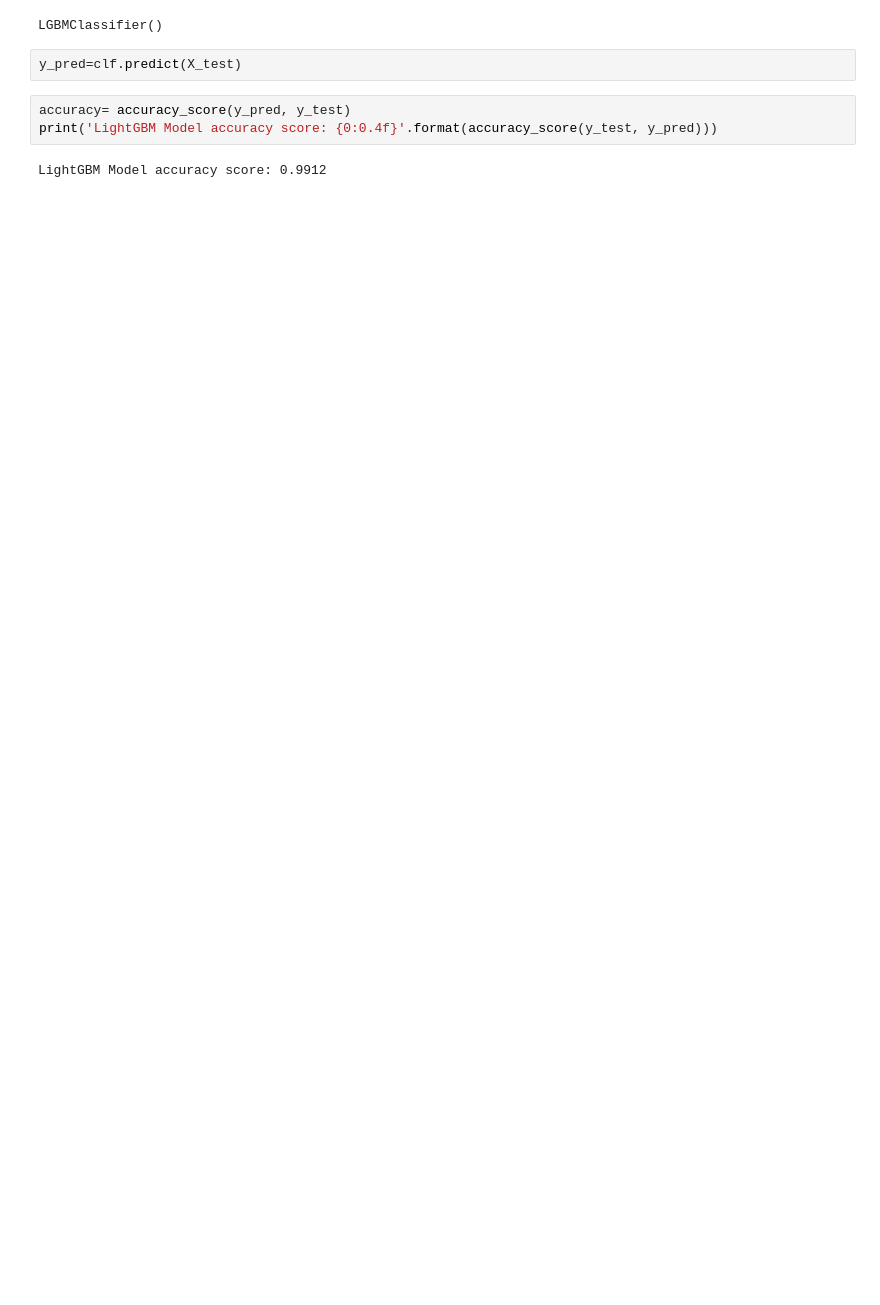
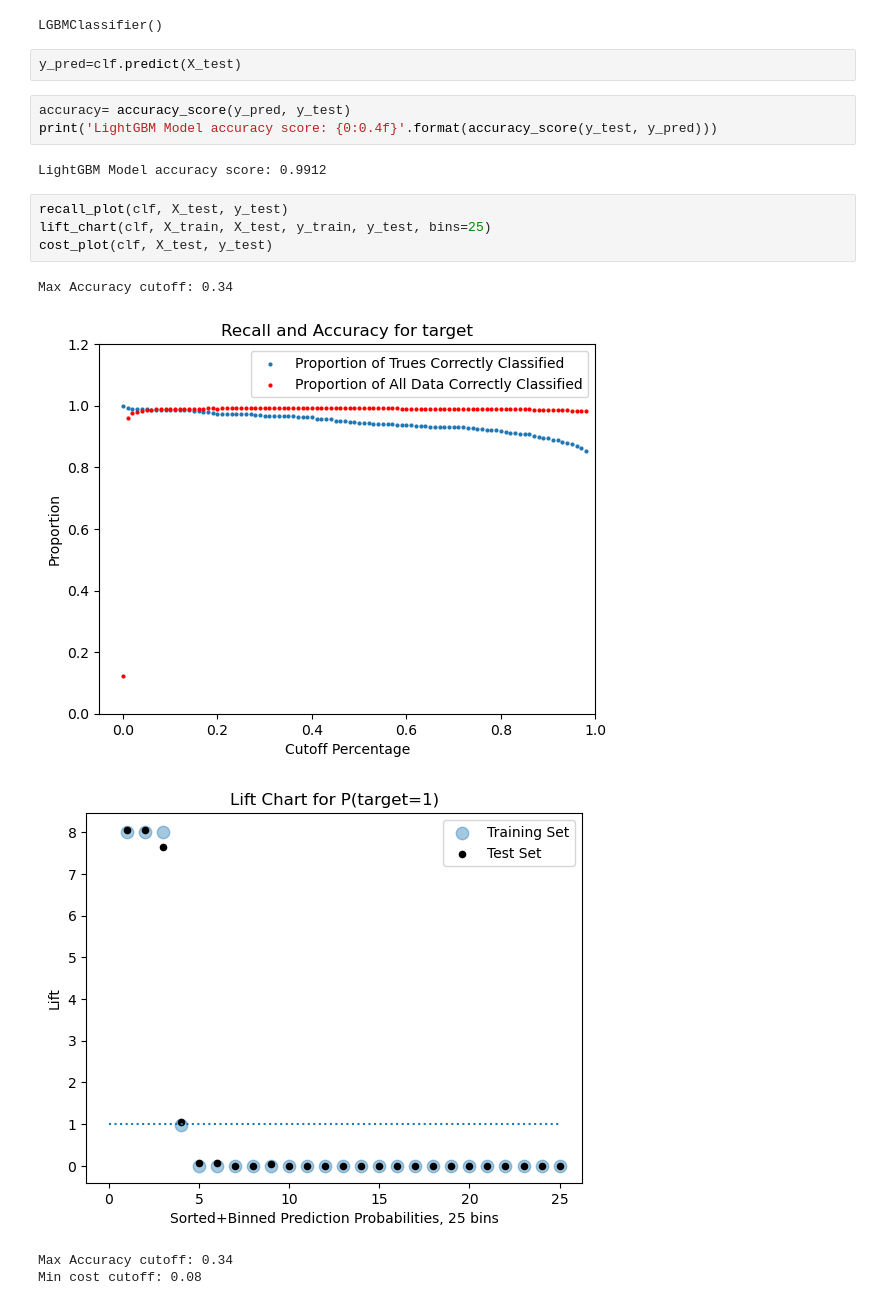
Before and after one commit to AttwoodData/LendingClub2023, a Jupyter notebook: LC_LightGBM.ipynb, the cells around one changed output. Saved outputs shown, nothing was run; the diff lists cells and outputs as text; blank space fills up the shorter version.

```diff
--- a/LC_LightGBM.ipynb
+++ b/LC_LightGBM.ipynb
@@ -72,3 +53,13 @@ accuracy= accuracy_score(y_pred, y_test)
 print('LightGBM Model accuracy score: {0:0.4f}'.format(accuracy_score(y_test, y_pred)))
 # %% [output]
 LightGBM Model accuracy score: 0.9912
+# %%
+recall_plot(clf, X_test, y_test)
+lift_chart(clf, X_train, X_test, y_train, y_test, bins=25)
+cost_plot(clf, X_test, y_test)
+# %% [output]
+Max Accuracy cutoff: 0.34
+[figure, added]
+[figure, added]
+Max Accuracy cutoff: 0.34
+Min cost cutoff: 0.08
```
Also changed, not shown: parts of 4 cells of this notebook.
